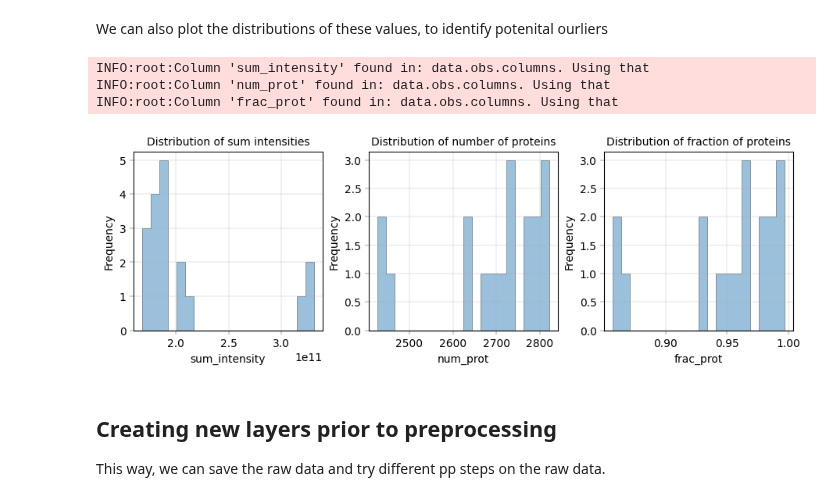
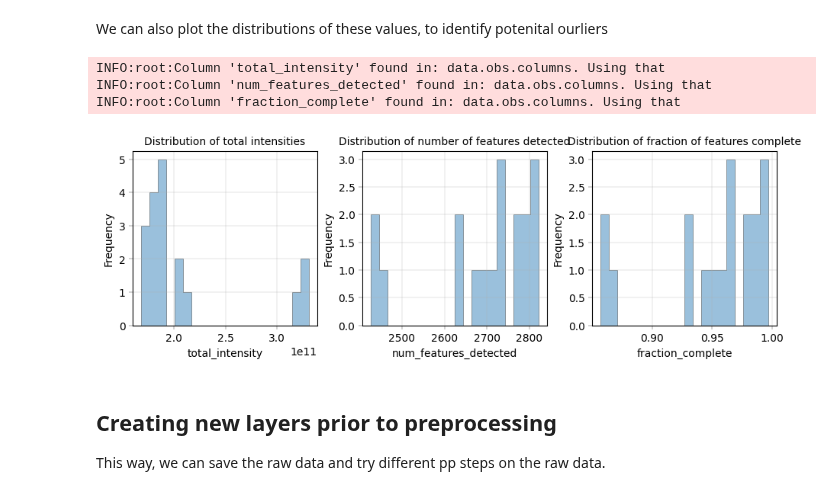
Before and after one commit to MannLabs/alphapepttools, a Jupyter notebook: docs/notebooks/tutorials/tutorial_03_basic_PCA_workflow.ipynb, the cells around one changed output. Drawn from its saved outputs; the diff is of its cells as text; code cells hidden in the pictures.

```diff
--- a/docs/notebooks/tutorials/tutorial_03_basic_PCA_workflow.ipynb
+++ b/docs/notebooks/tutorials/tutorial_03_basic_PCA_workflow.ipynb
@@ -147,45 +157,45 @@ fig, axm = create_figure(nrows=1, ncols=3, figsize=(9, 3))
 
 # Plot.histogram handles adata natively. Columns from the data and metadata are accessible
 # Plot the distribution of sum intensities across samples
 ax = axm.next()
 Plots.histogram(
     data=adata,
-    value_column="sum_intensity",
+    value_column="total_intensity",
     bins=20,
     legend="auto",
     ax=ax,
     hist_kwargs={"alpha": 0.5, "histtype": "stepfilled", "linewidth": 0.5, "edgecolor": "black"},
 )
-label_axes(ax, "sum_intensity", "Frequency", "Distribution of sum intensities")
+label_axes(ax, "total_intensity", "Frequency", "Distribution of total intensities")
 
-# Plot the distribution of number of proteins identified across samples
+# Plot the distribution of number of features detected across samples
 ax = axm.next()
 Plots.histogram(
     data=adata,
-    value_column="num_prot",
+    value_column="num_features_detected",
     bins=20,
     legend="auto",
     ax=ax,
     hist_kwargs={"alpha": 0.5, "histtype": "stepfilled", "linewidth": 0.5, "edgecolor": "black"},
 )
-label_axes(ax, "num_prot", "Frequency", "Distribution of number of proteins")
+label_axes(ax, "num_features_detected", "Frequency", "Distribution of number of features detected")
 
-# Plot the distribution of fraction of proteins identified across samples
+# Plot the distribution of fraction of features identified across samples
 ax = axm.next()
 Plots.histogram(
     data=adata,
-    value_column="frac_prot",
+    value_column="fraction_complete",
     bins=20,
     legend="auto",
     ax=ax,
     hist_kwargs={"alpha": 0.5, "histtype": "stepfilled", "linewidth": 0.5, "edgecolor": "black"},
 )
-label_axes(ax, "frac_prot", "Frequency", "Distribution of fraction of proteins")
+label_axes(ax, "fraction_complete", "Frequency", "Distribution of fraction of features complete")
 # %% [output]
-INFO:root:Column 'sum_intensity' found in: data.obs.columns. Using that
-INFO:root:Column 'num_prot' found in: data.obs.columns. Using that
-INFO:root:Column 'frac_prot' found in: data.obs.columns. Using that
+INFO:root:Column 'total_intensity' found in: data.obs.columns. Using that
+INFO:root:Column 'num_features_detected' found in: data.obs.columns. Using that
+INFO:root:Column 'fraction_complete' found in: data.obs.columns. Using that
-[figure, old version]
+[figure, new version]
 # %% [markdown]
 ## Creating new layers prior to preprocessing
 
```
Also changed, not shown: parts of 11 cells of this notebook, 1 other file.
